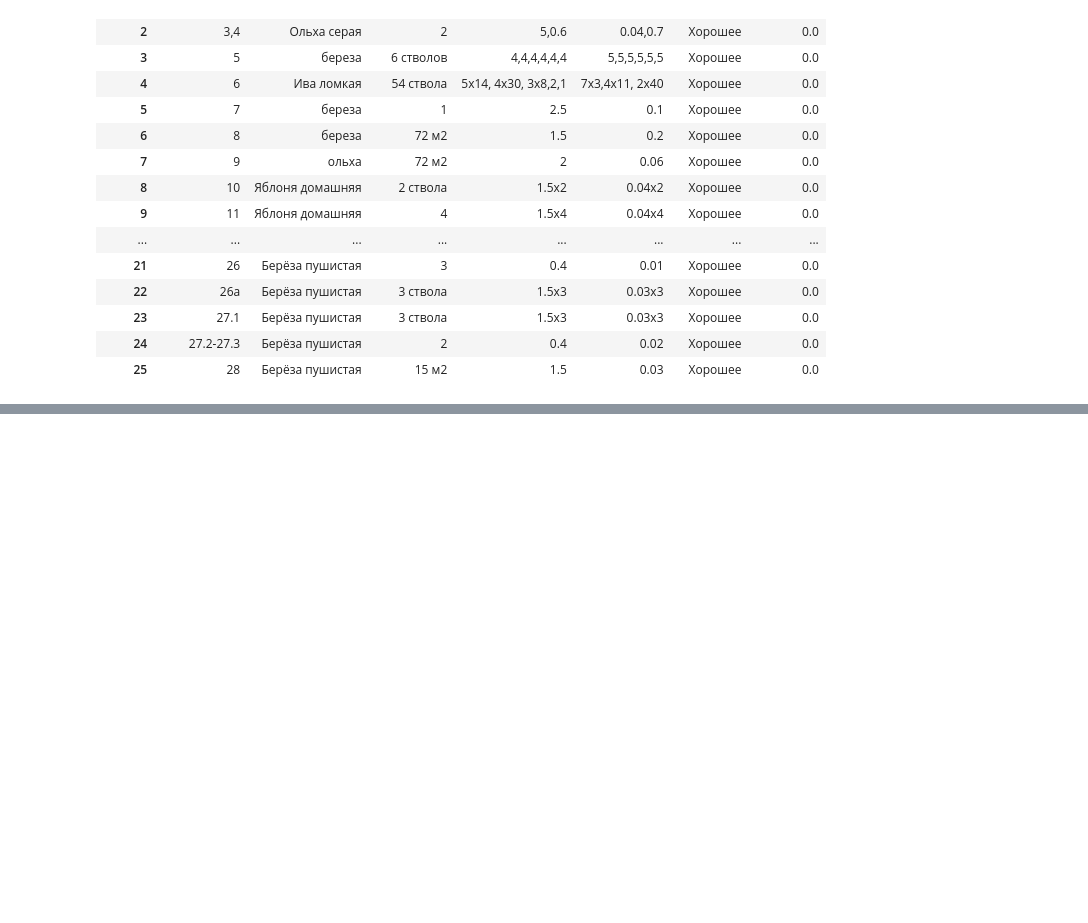
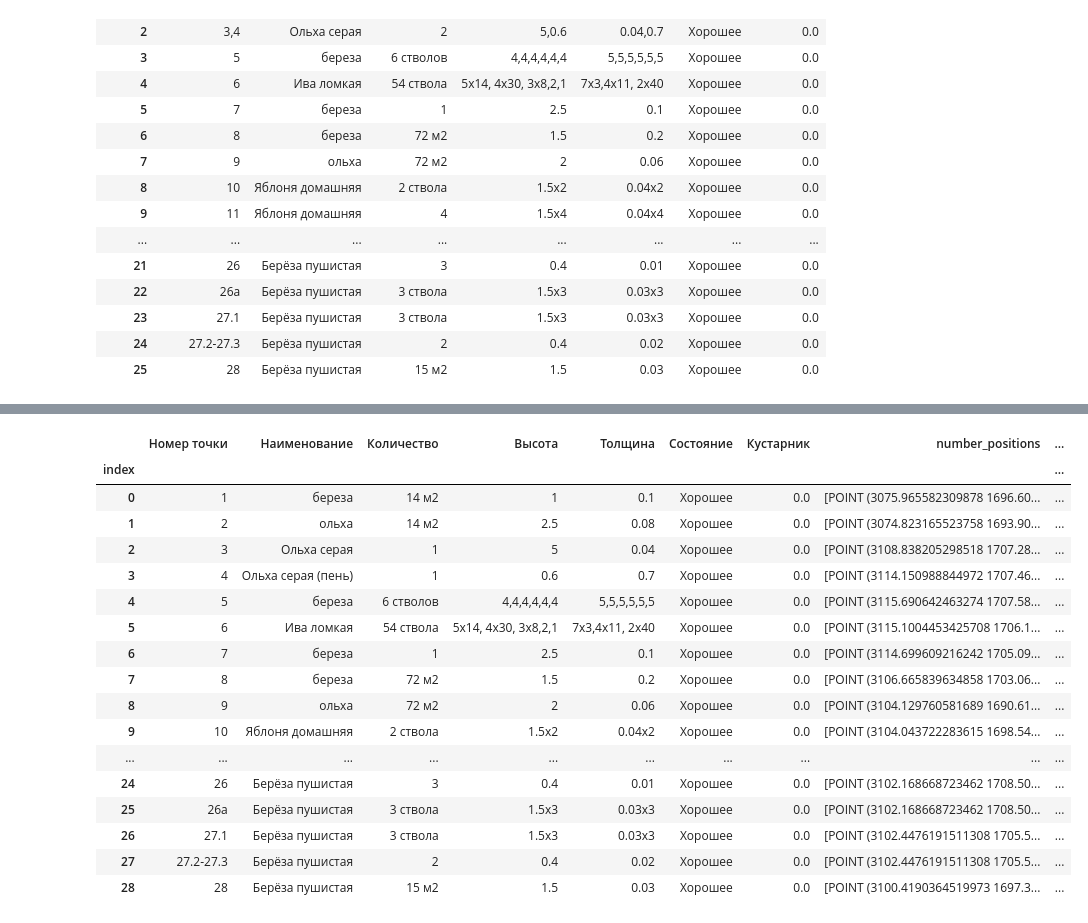
Before and after one commit to maxmyslivets/TaxationMaster, a Jupyter notebook: notebook_drafts/draft_get_taxation_orm_list.ipynb, the cells around one changed output, grey strips where cells are left out. Drawn from its saved outputs; the diff is of its cells as text; code cells hidden in the pictures; blank space fills up the shorter version.

```diff
--- a/notebook_drafts/draft_get_taxation_orm_list.ipynb
+++ b/notebook_drafts/draft_get_taxation_orm_list.ipynb
@@ -100,20 +101,12 @@ taxation_list_orm_df
 | 27 | 27.2-27.3 | Берёза пушистая | 2 | 0.4 | 0.02 | Хорошее | 0.0 |
 | 28 | 28 | Берёза пушистая | 15 м2 | 1.5 | 0.03 | Хорошее | 0.0 |
 # %%
-def f(height, diameter, is_shrub):
-    if is_shrub:
-        return False
-    split_height = Splitter.size(str(height))
-    print(split_height)
-    split_diameter = Splitter.size(str(diameter))
-    print(split_diameter)
-    is_stump = False
-    for h, d in zip(split_height, split_diameter):
-        print(h,d)
-        if float(h) < 0.7 and float(d) / float(h) > 0.1:
-            is_stump = True
-            print('break')
-            break
-    return is_stump
-f('5, 6', '0.04, 0.7', False)
+from shapely.wkt import loads
+
+sheet_autocad = xw.sheets['Автокад']
+autocad_df = sheet_autocad.range('A1').expand().options(pd.DataFrame, header=1, index=False).value
+autocad_df['number_position'] = autocad_df['number_position'].apply(lambda x: loads(x))
+autocad_df['geometry'] = autocad_df['geometry'].apply(lambda x: loads(x))
+
+autocad_df
 # %% [output]
@@ -124,0 +130,35 @@ False
+# %%
+def get_shapes_from_autocad_df(df: pd.DataFrame, number: str) -> dict:
+    number_positions, geometries = [], []
+    split_numbers = Splitter.number(number)
+    df = df.set_index('split_number')
+    for split_number in split_numbers:
+        shapes = df.loc[split_number][['number_position', 'geometry']].to_dict()
+        number_positions.append(shapes['number_position'])
+        geometries.append(shapes['geometry'])
+    return {'number_positions': number_positions, 'geometries': geometries}
+
+assert autocad_df['split_number'].is_unique
+
+taxation_list_orm_df[['number_positions', 'geometries']] = taxation_list_orm_df['Номер точки'].apply(lambda x: pd.Series(get_shapes_from_autocad_df(autocad_df, x)))
+
+taxation_list_orm_df
+# %% [output]
+|  | Номер точки | Наименование | Количество | Высота | Толщина | Состояние | Кустарник | number_positions | ... |
+| index |  |  |  |  |  |  |  |  | ... |
+| 0 | 1 | береза | 14 м2 | 1 | 0.1 | Хорошее | 0.0 | [POINT (3075.965582309878 1696.60... | ... |
+| 1 | 2 | ольха | 14 м2 | 2.5 | 0.08 | Хорошее | 0.0 | [POINT (3074.823165523758 1693.90... | ... |
+| 2 | 3 | Ольха серая | 1 | 5 | 0.04 | Хорошее | 0.0 | [POINT (3108.838205298518 1707.28... | ... |
+| 3 | 4 | Ольха серая (пень) | 1 | 0.6 | 0.7 | Хорошее | 0.0 | [POINT (3114.150988844972 1707.46... | ... |
+| 4 | 5 | береза | 6 стволов | 4,4,4,4,4,4 | 5,5,5,5,5,5 | Хорошее | 0.0 | [POINT (3115.690642463274 1707.58... | ... |
+| 5 | 6 | Ива ломкая | 54 ствола | 5х14, 4х30, 3х8,2,1 | 7х3,4х11, 2х40 | Хорошее | 0.0 | [POINT (3115.1004453425708 1706.1... | ... |
+| 6 | 7 | береза | 1 | 2.5 | 0.1 | Хорошее | 0.0 | [POINT (3114.699609216242 1705.09... | ... |
+| 7 | 8 | береза | 72 м2 | 1.5 | 0.2 | Хорошее | 0.0 | [POINT (3106.665839634858 1703.06... | ... |
+| 8 | 9 | ольха | 72 м2 | 2 | 0.06 | Хорошее | 0.0 | [POINT (3104.129760581689 1690.61... | ... |
+| 9 | 10 | Яблоня домашняя | 2 ствола | 1.5х2 | 0.04х2 | Хорошее | 0.0 | [POINT (3104.043722283615 1698.54... | ... |
+| ... | ... | ... | ... | ... | ... | ... | ... | ... | ... |
+| 24 | 26 | Берёза пушистая | 3 | 0.4 | 0.01 | Хорошее | 0.0 | [POINT (3102.168668723462 1708.50... | ... |
+| 25 | 26а | Берёза пушистая | 3 ствола | 1.5х3 | 0.03х3 | Хорошее | 0.0 | [POINT (3102.168668723462 1708.50... | ... |
+| 26 | 27.1 | Берёза пушистая | 3 ствола | 1.5х3 | 0.03х3 | Хорошее | 0.0 | [POINT (3102.4476191511308 1705.5... | ... |
+| 27 | 27.2-27.3 | Берёза пушистая | 2 | 0.4 | 0.02 | Хорошее | 0.0 | [POINT (3102.4476191511308 1705.5... | ... |
+| 28 | 28 | Берёза пушистая | 15 м2 | 1.5 | 0.03 | Хорошее | 0.0 | [POINT (3100.4190364519973 1697.3... | ... |
```
Also changed, not shown: parts of 3 cells of this notebook, 3 other files.
